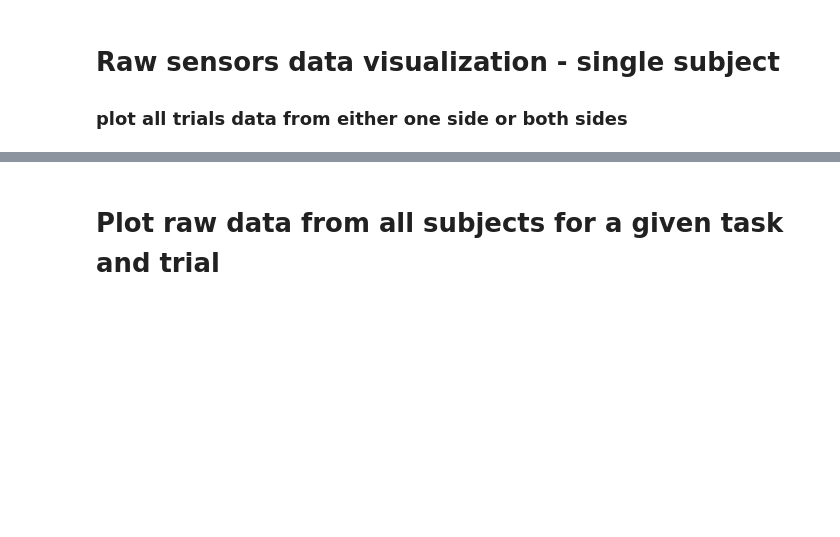
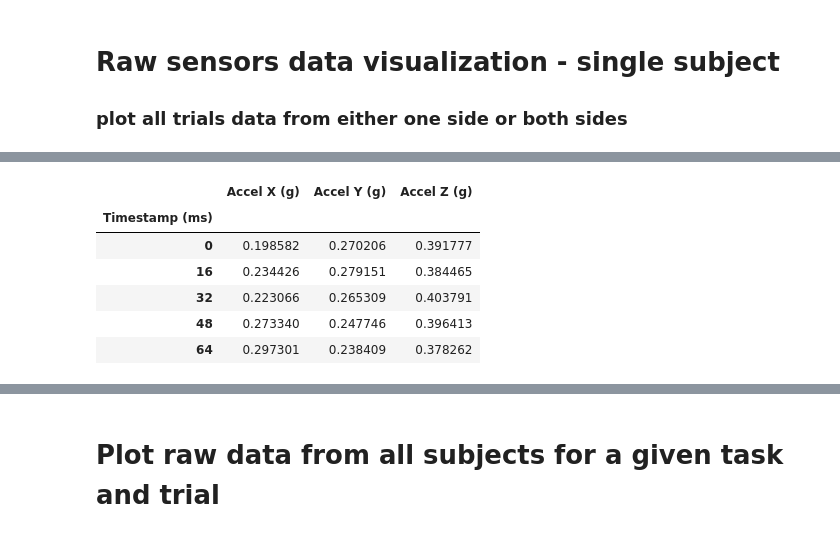
Before and after one commit to nshawen/CIS_PD, a Jupyter notebook: TaskVisualizer.ipynb, the cells around one changed output, grey strips where cells are left out. Cells and saved outputs as stored; diff of their text form; code cells hidden in the pictures; blank space fills up the shorter version.

```diff
--- a/TaskVisualizer.ipynb
+++ b/TaskVisualizer.ipynb
@@ -270,3 +279,16 @@ plt.ylim([-1,2])
+# %%
+idx = rawdata.index
+idx = idx-idx[0]
+rawdata.index = idx
+rawdata.head()
+# %% [output]
+|  | Accel X (g) | Accel Y (g) | Accel Z (g) |
+| Timestamp (ms) |  |  |  |
+| 0 | 0.198582 | 0.270206 | 0.391777 |
+| 16 | 0.234426 | 0.279151 | 0.384465 |
+| 32 | 0.223066 | 0.265309 | 0.403791 |
+| 48 | 0.273340 | 0.247746 | 0.396413 |
+| 64 | 0.297301 | 0.238409 | 0.378262 |
 # %%
 #plot L and R side
 trials = act_dict[task].keys() #all available trials
```
Also changed, not shown: parts of 8 cells of this notebook, 2 other files.
